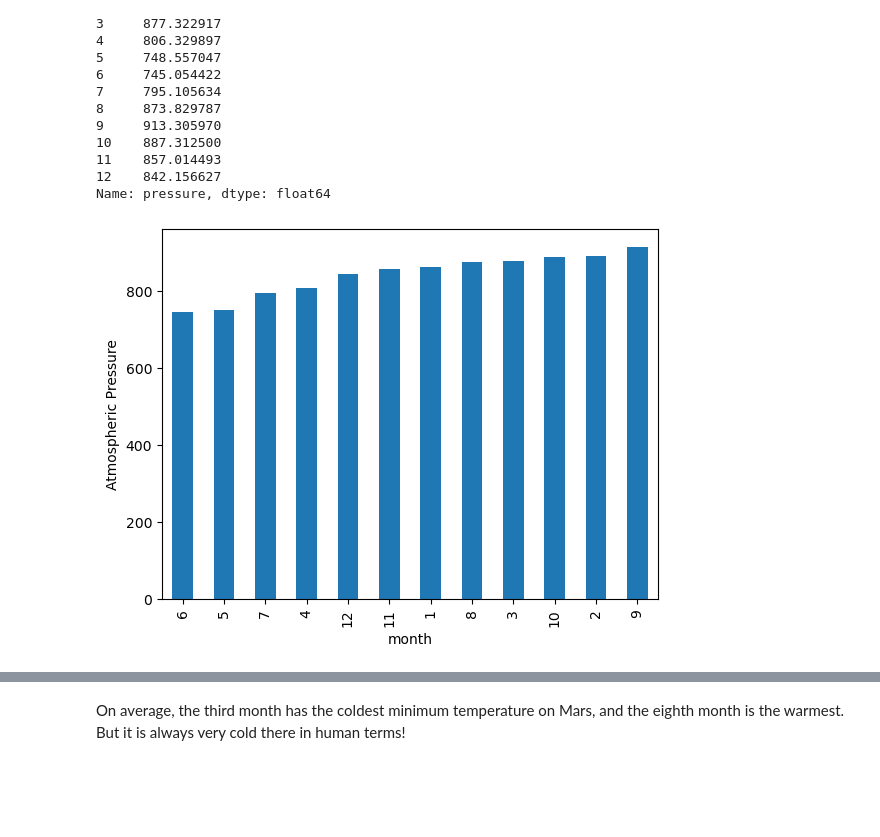
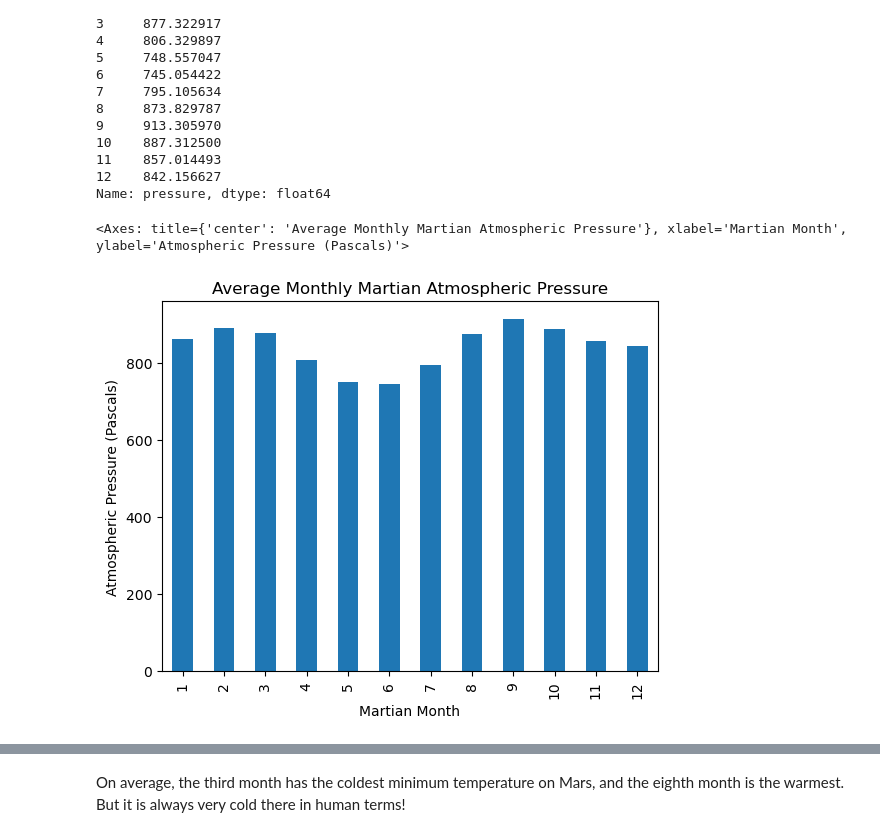
Before and after one commit to mnaffziger/python-web-challenge, a Jupyter notebook: src/part_2_mars_weather.ipynb, the cells around one changed output, grey strips where cells are left out. Drawn from its saved outputs; the diff is of its cells as text; code cells hidden in the pictures; blank space fills up the shorter version.

```diff
--- a/src/part_2_mars_weather.ipynb
+++ b/src/part_2_mars_weather.ipynb
@@ -109,4 +71,41 @@ def get_rows(mars_data):
+# %%
+# # Create an empty list
+mars_climate = []
+
+# # Loop through the scraped data to create a list of rows
+# # https://medium.com/geekculture/web-scraping-tables-in-python-using-beautiful-soup-8bbc31c5803e
+
+for row in mars_table.find_all('tr'):
+    # Find all data for each column
+    columns = row.find_all('td')
+
+    # Find non-empty cells and convert to appropiate data type
+    if(columns != []):
+        id = columns[0].text
+        terrestrial_date = dt.datetime.strptime(columns[1].text, '%Y-%m-%d').date()
+        sol = int(columns[2].text)
+        ls = int(columns[3].text)
+        month = int(columns[4].text)
+        min_temp = float(columns[5].text)
+        pressure = float(columns[6].text)
+
+        data_dict = {
+            'id' : id,
+            'terrestrial_date' : terrestrial_date,
+            'sol': sol,
+            'ls' :ls,
+            'month' : month,
+            'min_temp' : min_temp,
+            'pressure' : pressure
+            }
+        mars_climate.append(data_dict)
 # %%
 # Create a Pandas DataFrame by using the list of rows and a list of the column names
+mars_climate = pd.DataFrame(mars_climate)
+
+# # mars_climate['terrestrial_date'] = dt.datetime(mars_climate['terrestrial_date'],'%Y-%m-%d').date()
+
+# # mars_climate['terrestrial_date'] = [pd.to_datetime(date, format-'%Y-%m-%d').date() for date in mars_climate['terrestrial_date']]
+# mars_climate.head()
 # %%
 # Confirm DataFrame was created successfully
@@ -136,5 +137,6 @@ pressure            object
 dtype: object
 # %%
 # Change data types for data analysis
+mars_climate['terrestrial_date'] = pd.to_datetime(mars_climate['terrestrial_date'])
 # %%
 # Confirm type changes were successful by examining data types again
@@ -211,5 +254,7 @@ Name: min_temp, dtype: float64
 # %%
 # 4. Average pressure by Martian month
+mars_ave_p = mars_climate.groupby(['month'])['pressure'].mean()
+mars_ave_p
 # %% [output]
 month
 1     862.488506
@@ -227,5 +272,11 @@ month
 Name: pressure, dtype: float64
 # %%
 # Plot the average pressure by month
+mars_ave_p.plot(kind = 'bar',
+                       xlabel='Martian Month',
+                       ylabel='Atmospheric Pressure (Pascals)',
+                       title = "Average Monthly Martian Atmospheric Pressure"
+                       )
 # %% [output]
+<Axes: title={'center': 'Average Monthly Martian Atmospheric Pressure'}, xlabel='Martian Month', ylabel='Atmospheric Pressure (Pascals)'>
-[figure, old version]
+[figure, new version]
```
Also changed, not shown: parts of 19 cells of this notebook, 2 other files.
